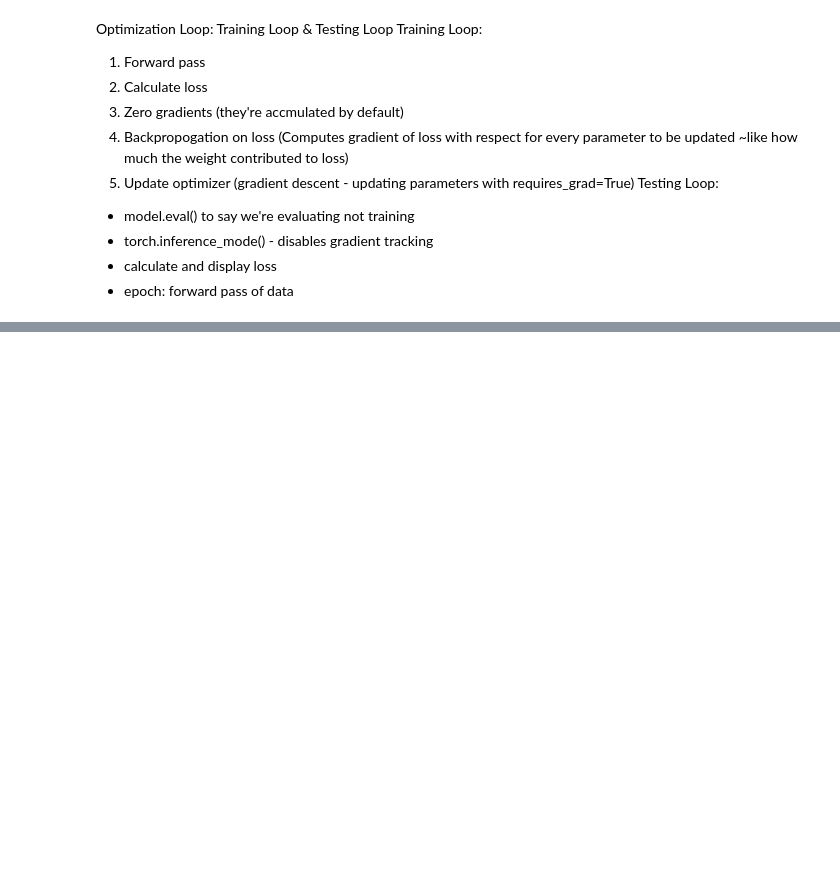
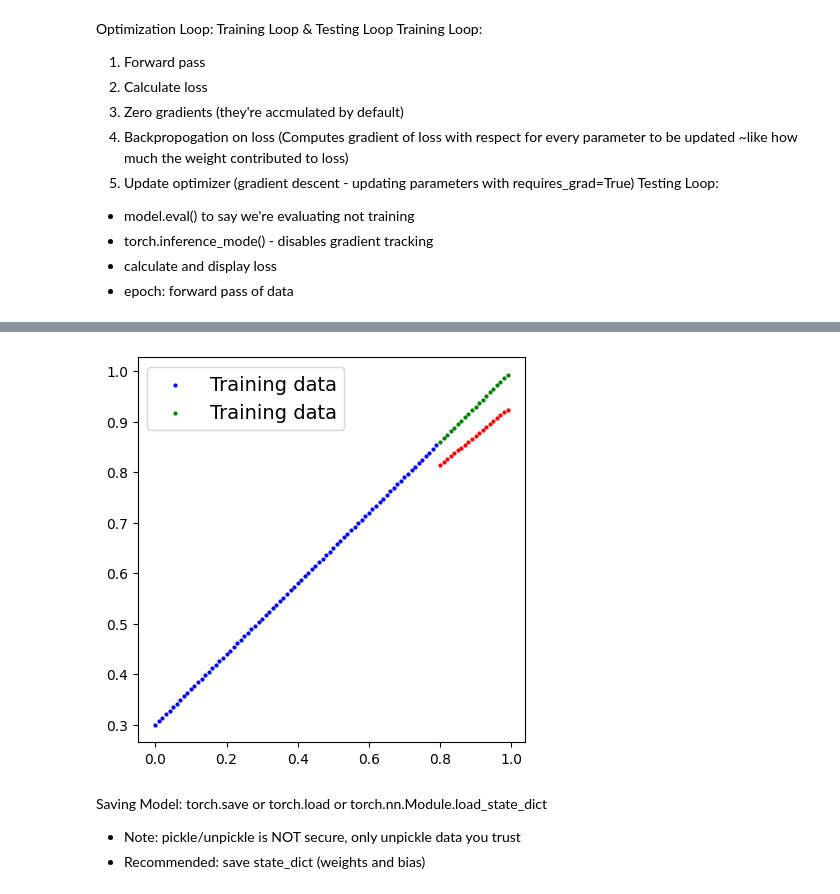
Before and after one commit to IanWorldHi/MLLearn, a Jupyter notebook: pytorcher/torchWFFUNDCollab.ipynb, the cells around one changed output, grey strips where cells are left out. Saved outputs shown, nothing was run; the diff lists cells and outputs as text; code cells hidden in the pictures; blank space fills up the shorter version.

Commit message:
test i guess

```diff
--- a/pytorcher/torchWFFUNDCollab.ipynb
+++ b/pytorcher/torchWFFUNDCollab.ipynb
@@ -157,0 +161,11 @@ OrderedDict({'weights': tensor([0.6944]), 'bias': tensor([0.2968])})
+# %%
+model000.eval()
+with torch.inference_mode():
+  yPrediction = model000(xTestSet)
+  plot(xTrainSet, yTrainSet, xTestSet, yTestSet, yPrediction)
+# %% [output]
+[figure, added]
+# %% [markdown]
+Saving Model: torch.save or torch.load or torch.nn.Module.load_state_dict
+- Note: pickle/unpickle is NOT secure, only unpickle data you trust
+- Recommended: save state_dict (weights and bias)
```
Also changed, not shown: parts of 6 cells of this notebook.
